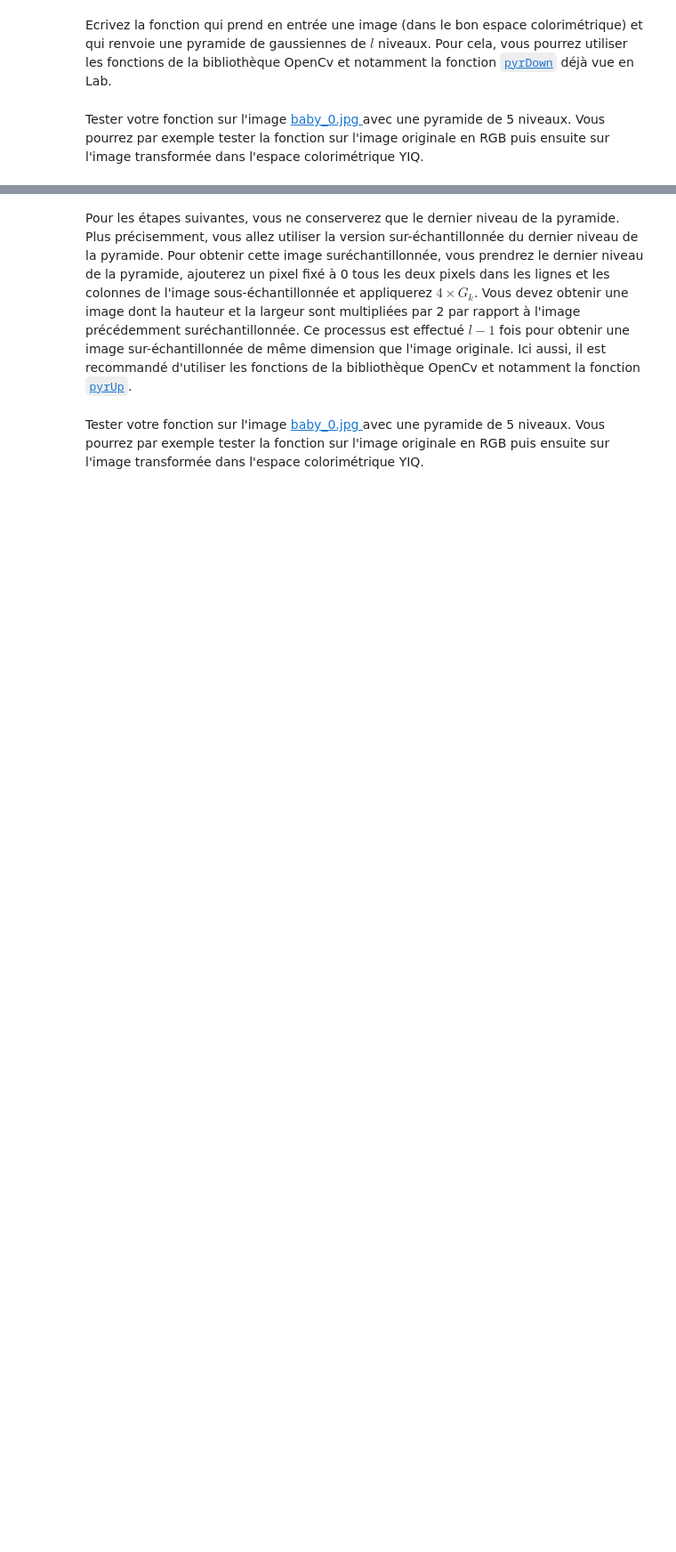
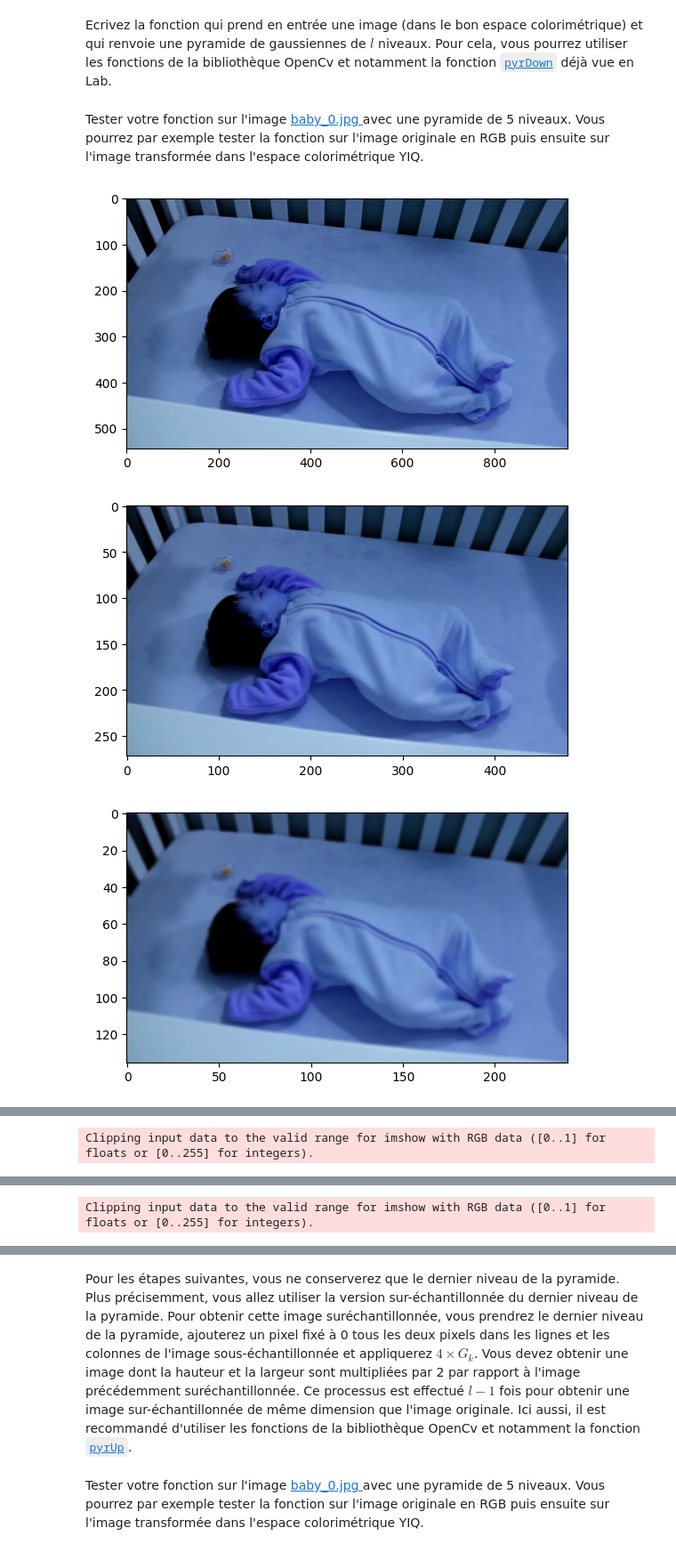
Before and after one commit to hamdilyes/Vision, a Jupyter notebook: TP/Lab_2022_2023_Final_Student.ipynb, the cells around one changed output, grey strips where cells are left out. Shown at 89% size. Cells and saved outputs as stored; diff of their text form; code cells hidden in the pictures; blank space fills up the shorter version.

```diff
--- a/TP/Lab_2022_2023_Final_Student.ipynb
+++ b/TP/Lab_2022_2023_Final_Student.ipynb
@@ -178,10 +178,33 @@ Image source : [here](https://iipimage.sourceforge.io/documentation/images/)
 # %% [markdown]
 Ecrivez la fonction qui prend en entrée une image (dans le bon espace colorimétrique) et qui renvoie une pyramide de gaussiennes de $l$ niveaux. Pour cela, vous pourrez utiliser les fonctions de la bibliothèque OpenCv et notamment la fonction [`pyrDown`](https://docs.opencv.org/4.7.0/d4/d1f/tutorial_pyramids.html) déjà vue en Lab.
 # %%
-def build_gaussian_pyramid(img,levels):
+def build_gaussian_pyramid(img, levels):
     # to complete
+    # build gaussian pyramid
+    gp_img = [img]
+    for _ in range(levels-1):
+        img = cv2.pyrDown(img)
+        gp_img.append(img)
+    return gp_img
 # %% [markdown]
 Tester votre fonction sur l'image [baby_0.jpg ](./data/Images/baby_0.jpg) avec une pyramide de 5 niveaux. Vous pourrez par exemple tester la fonction sur l'image originale en RGB puis ensuite sur l'image transformée dans l'espace colorimétrique YIQ.
 # %%
 img = cv2.imread("./data/Images/baby_0.jpg",1)
 # To complete
+# rgb test
+gp_rgb = build_gaussian_pyramid(img, 5)
+# show all levels of the pyramid, each is a picture to show
+for i in gp_rgb:
+    plt.imshow(i)
+    plt.show()
+
+# yiq test
+yiq = rgb2yiq(img)
+gp_yiq = build_gaussian_pyramid(yiq, 5)
+for i in gp_yiq:
+    plt.imshow(i)
+    plt.show()
+# %% [output]
+[figure, added]
+[figure, added]
+[figure, added]
@@ -187,0 +213 @@ img = cv2.imread("./data/Images/baby_0.jpg",1)
+Clipping input data to the valid range for imshow with RGB data ([0..1] for floats or [0..255] for integers).
@@ -187,0 +215 @@ img = cv2.imread("./data/Images/baby_0.jpg",1)
+Clipping input data to the valid range for imshow with RGB data ([0..1] for floats or [0..255] for integers).
```
Also changed, not shown: parts of 3 cells of this notebook.
